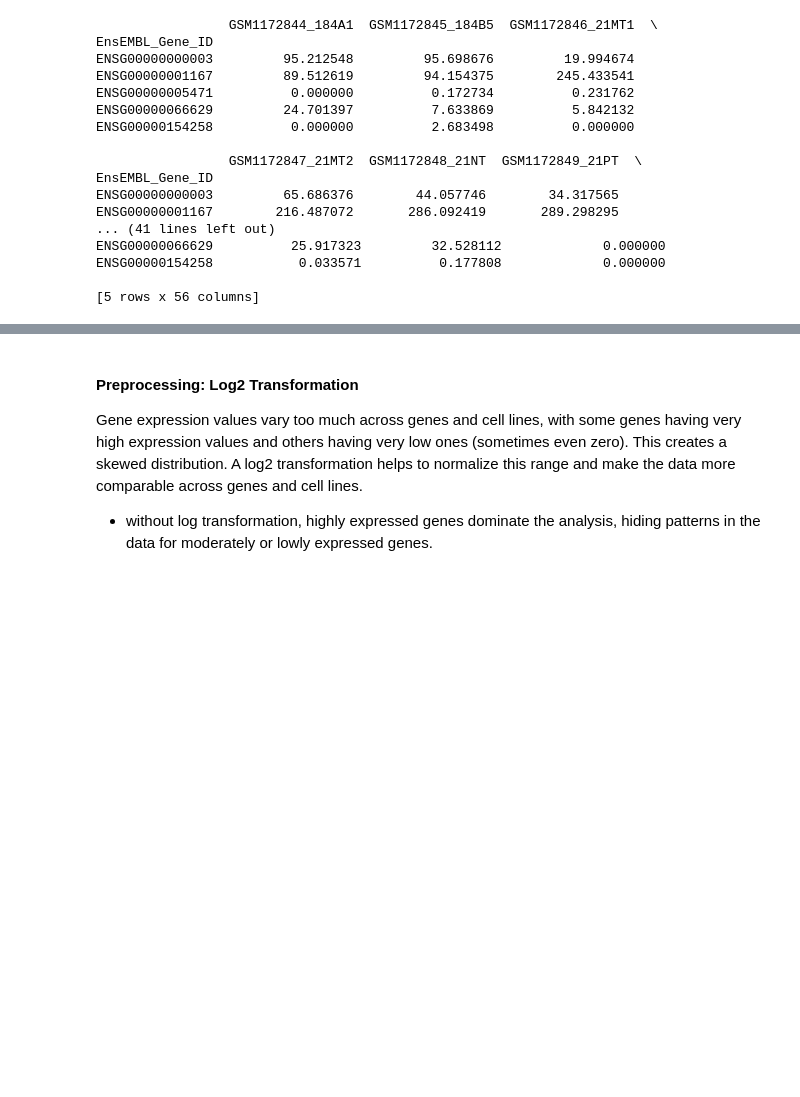
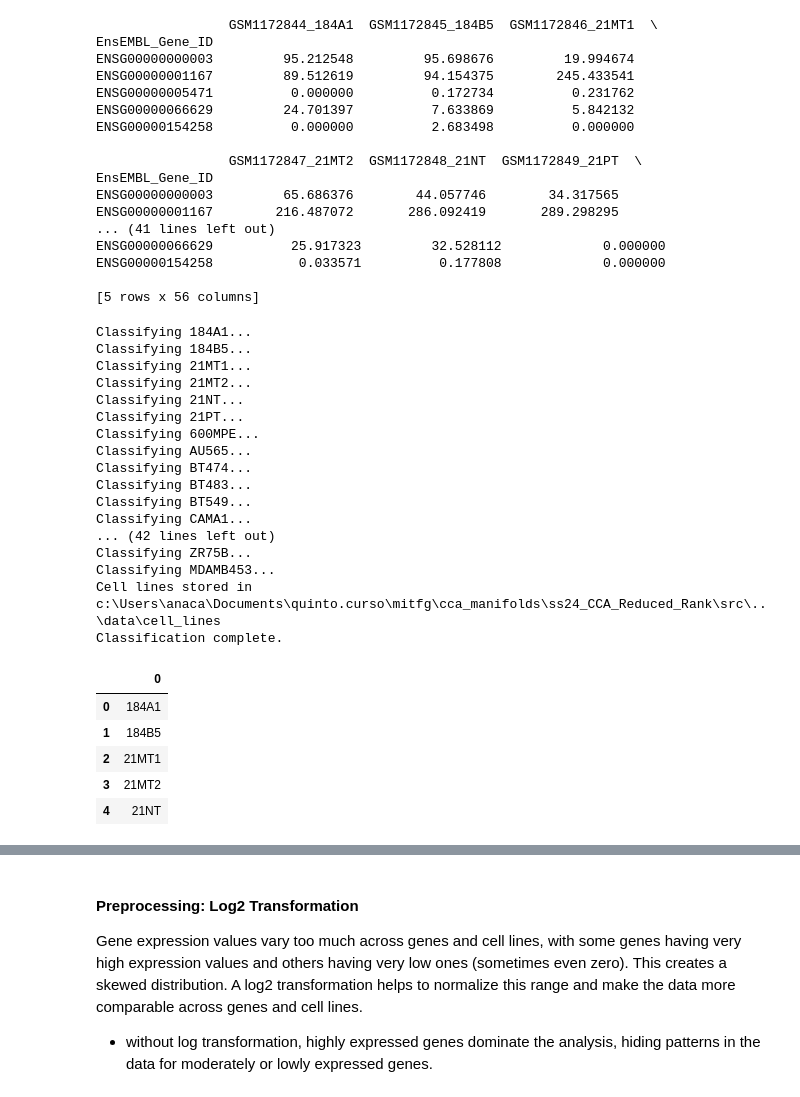
Before and after one commit to anacarsi/ss24_CCA_Reduced_Rank, a Jupyter notebook: src/gse.ipynb, the cells around one changed output, grey strips where cells are left out. Drawn from its saved outputs; the diff is of its cells as text; code cells hidden in the pictures; blank space fills up the shorter version.

```diff
--- a/src/gse.ipynb
+++ b/src/gse.ipynb
@@ -51,3 +51,31 @@ ENSG00000066629          25.917323         32.528112             0.000000
 ENSG00000154258           0.033571          0.177808             0.000000
 
 [5 rows x 56 columns]
+# %%
+from utils.utils import classify_cancerous_celllines
+data = classify_cancerous_celllines()
+data.head()
+# %% [output]
+Classifying 184A1...
+Classifying 184B5...
+Classifying 21MT1...
+Classifying 21MT2...
+Classifying 21NT...
+Classifying 21PT...
+Classifying 600MPE...
+Classifying AU565...
+Classifying BT474...
+Classifying BT483...
+Classifying BT549...
+Classifying CAMA1...
+... (42 lines left out)
+Classifying ZR75B...
+Classifying MDAMB453...
+Cell lines stored in c:\Users\anaca\Documents\quinto.curso\mitfg\cca_manifolds\ss24_CCA_Reduced_Rank\src\..\data\cell_lines
+Classification complete.
+|  | 0 |
+| 0 | 184A1 |
+| 1 | 184B5 |
+| 2 | 21MT1 |
+| 3 | 21MT2 |
+| 4 | 21NT |
```
Also changed, not shown: parts of 1 cell of this notebook, 2 other files.
